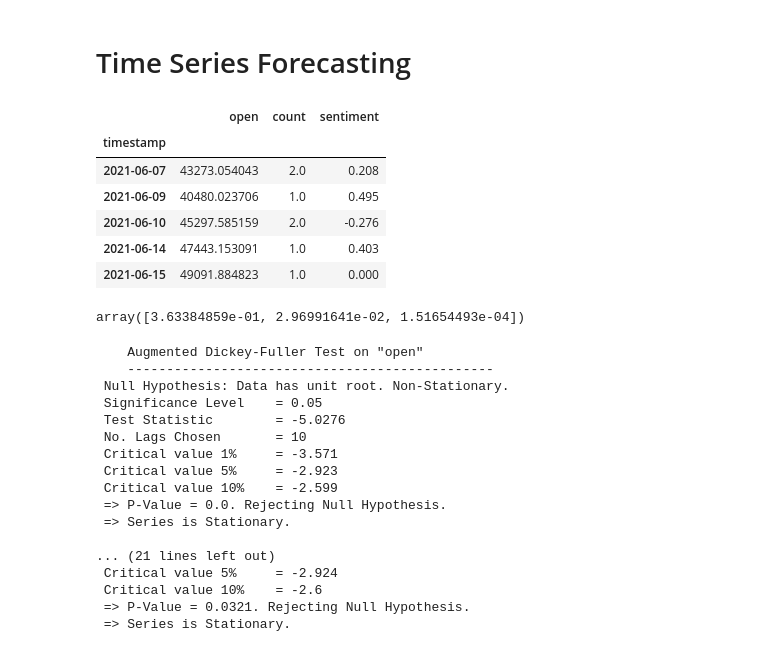
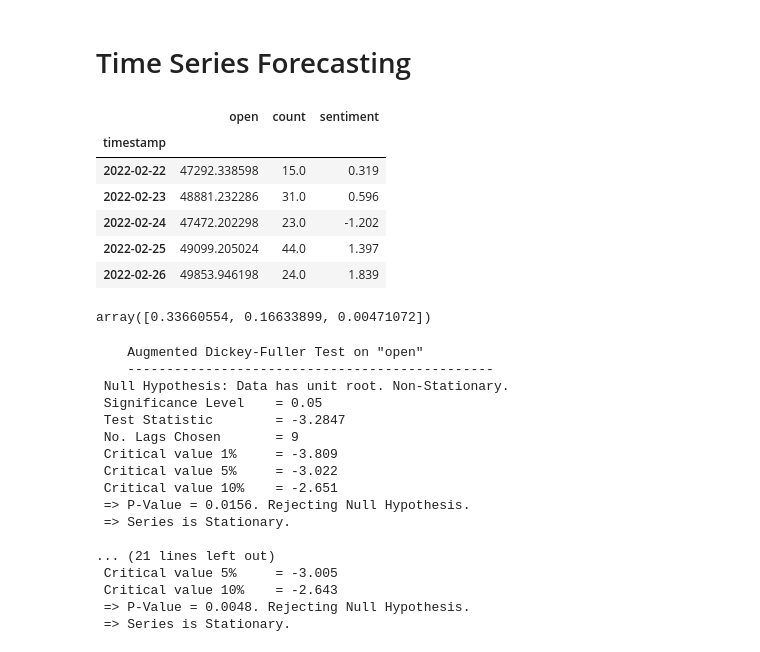
Before and after one commit to AedynLadd/sysc4906-termProject, a Jupyter notebook: src/models/TimeSeries.ipynb, the cells around one changed output. Cells and saved outputs as stored; diff of their text form; code cells hidden in the pictures.

```diff
--- a/src/models/TimeSeries.ipynb
+++ b/src/models/TimeSeries.ipynb
@@ -14,41 +14,42 @@ regression_days_used = 60
 # %%
 
 coin_file = open("../../data/raw/coinmarketcap/historical_data.json")
 coin_data = json.load(coin_file)
 
 coin_data = pd.DataFrame(coin_data["Bitcoin"])
+
 sentiment_data_df = pd.read_json("../../data/processed/reddit_summary_all.json", orient="index")
 
 keyword_sentiment_data = sentiment_data_df["keyword_based_sentiment"].apply(pd.Series)
 
-Bitcoin_specific_sentiment = keyword_sentiment_data["bitcoin"].apply(pd.Series)[["count","sentiment"]].dropna()
+Bitcoin_specific_sentiment = keyword_sentiment_data["BTC"].apply(pd.Series)[["count","sentiment"]].dropna()
 
 coin_data["timestamp"] = pd.to_datetime(coin_data["timestamp"]).dt.date
 
 Bitcoin_specific_sentiment.reset_index(inplace=True)
 Bitcoin_specific_sentiment.rename(columns = {"index": 'timestamp'}, inplace=True)
 Bitcoin_specific_sentiment["timestamp"] = pd.to_datetime(Bitcoin_specific_sentiment["timestamp"]).dt.date
 
 
 merged_data = pd.merge(left=coin_data, right=Bitcoin_specific_sentiment, how='left', left_on='timestamp', right_on='timestamp').dropna()
 
 merged_data.index = pd.DatetimeIndex(merged_data["timestamp"]).to_period("d")
 merged_data.drop(labels = "timestamp", axis = 1, inplace=True)
 #merged_data.drop(labels = ["high", "low", "close", "volume", "marketCap", "count"], axis=1, inplace=True)
 merged_data.drop(labels = ["high", "low", "close", "volume", "marketCap"], axis=1, inplace=True)
 merged_data.head(5)
 # %% [output]
 |  | open | count | sentiment |
 | timestamp |  |  |  |
-| 2021-06-07 | 43273.054043 | 2.0 | 0.208 |
-| 2021-06-09 | 40480.023706 | 1.0 | 0.495 |
-| 2021-06-10 | 45297.585159 | 2.0 | -0.276 |
-| 2021-06-14 | 47443.153091 | 1.0 | 0.403 |
-| 2021-06-15 | 49091.884823 | 1.0 | 0.000 |
+| 2022-02-22 | 47292.338598 | 15.0 | 0.319 |
+| 2022-02-23 | 48881.232286 | 31.0 | 0.596 |
+| 2022-02-24 | 47472.202298 | 23.0 | -1.202 |
+| 2022-02-25 | 49099.205024 | 44.0 | 1.397 |
+| 2022-02-26 | 49853.946198 | 24.0 | 1.839 |
 # %%
 coint_johansen(merged_data, -1, 1).eig
 # %% [output]
-array([3.63384859e-01, 2.96991641e-02, 1.51654493e-04])
+array([0.33660554, 0.16633899, 0.00471072])
 # %%
 def adfuller_test(series, signif=0.05, name='', verbose=False):
     """Perform ADFuller to test for Stationarity of given series and print report"""
@@ -84,18 +85,18 @@ for name, column in df_difference.iteritems():
     -----------------------------------------------
  Null Hypothesis: Data has unit root. Non-Stationary.
  Significance Level    = 0.05
- Test Statistic        = -5.0276
- No. Lags Chosen       = 10
- Critical value 1%     = -3.571
- Critical value 5%     = -2.923
- Critical value 10%    = -2.599
- => P-Value = 0.0. Rejecting Null Hypothesis.
+ Test Statistic        = -3.2847
+ No. Lags Chosen       = 9
+ Critical value 1%     = -3.809
+ Critical value 5%     = -3.022
+ Critical value 10%    = -2.651
+ => P-Value = 0.0156. Rejecting Null Hypothesis.
  => Series is Stationary.
 
 ... (21 lines left out)
- Critical value 5%     = -2.924
- Critical value 10%    = -2.6
- => P-Value = 0.0321. Rejecting Null Hypothesis.
+ Critical value 5%     = -3.005
+ Critical value 10%    = -2.643
+ => P-Value = 0.0048. Rejecting Null Hypothesis.
  => Series is Stationary.
 # %%
 #creating the train and validation set
```
Also changed, not shown: parts of 6 cells of this notebook, 5 other files.
